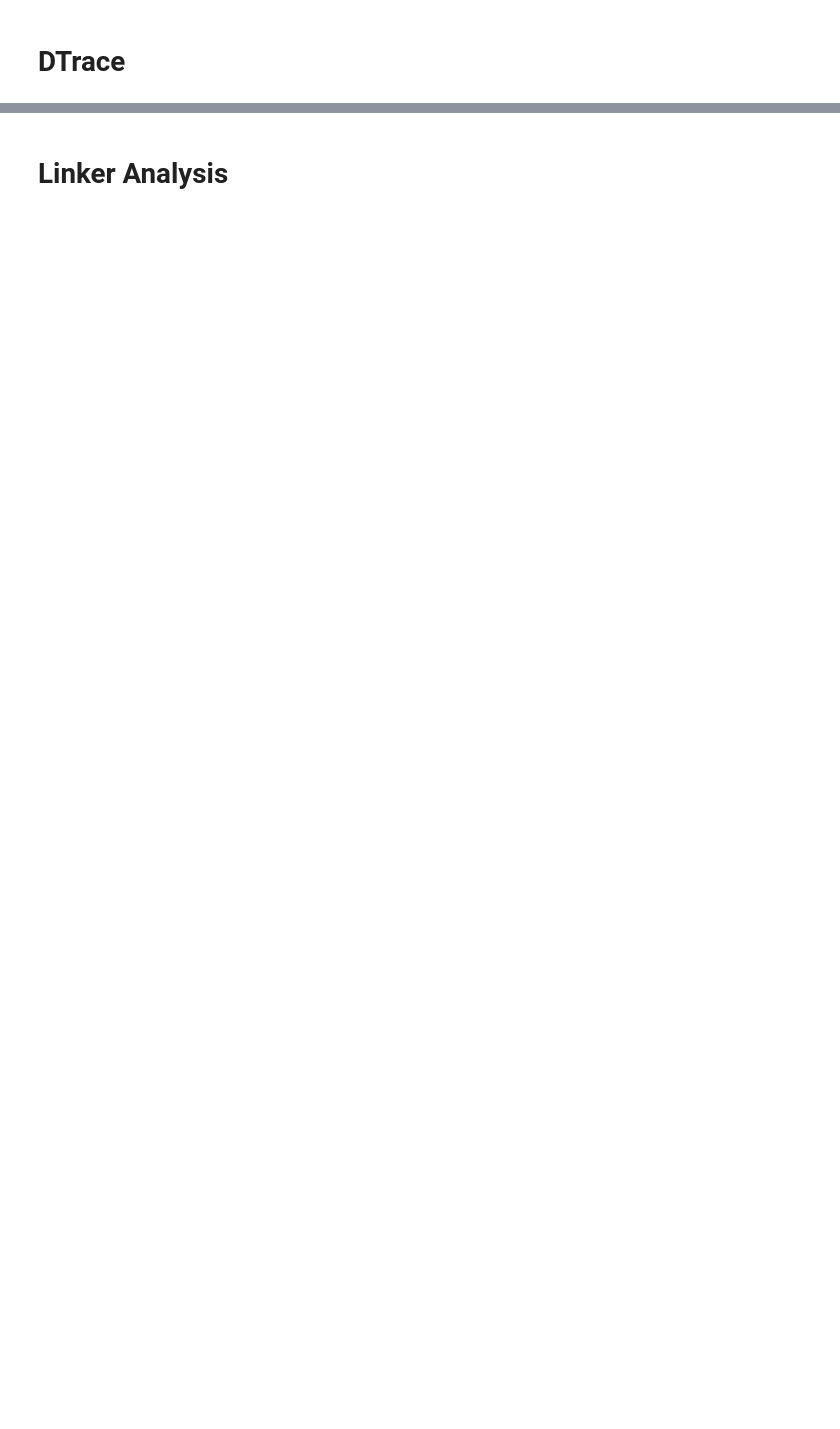
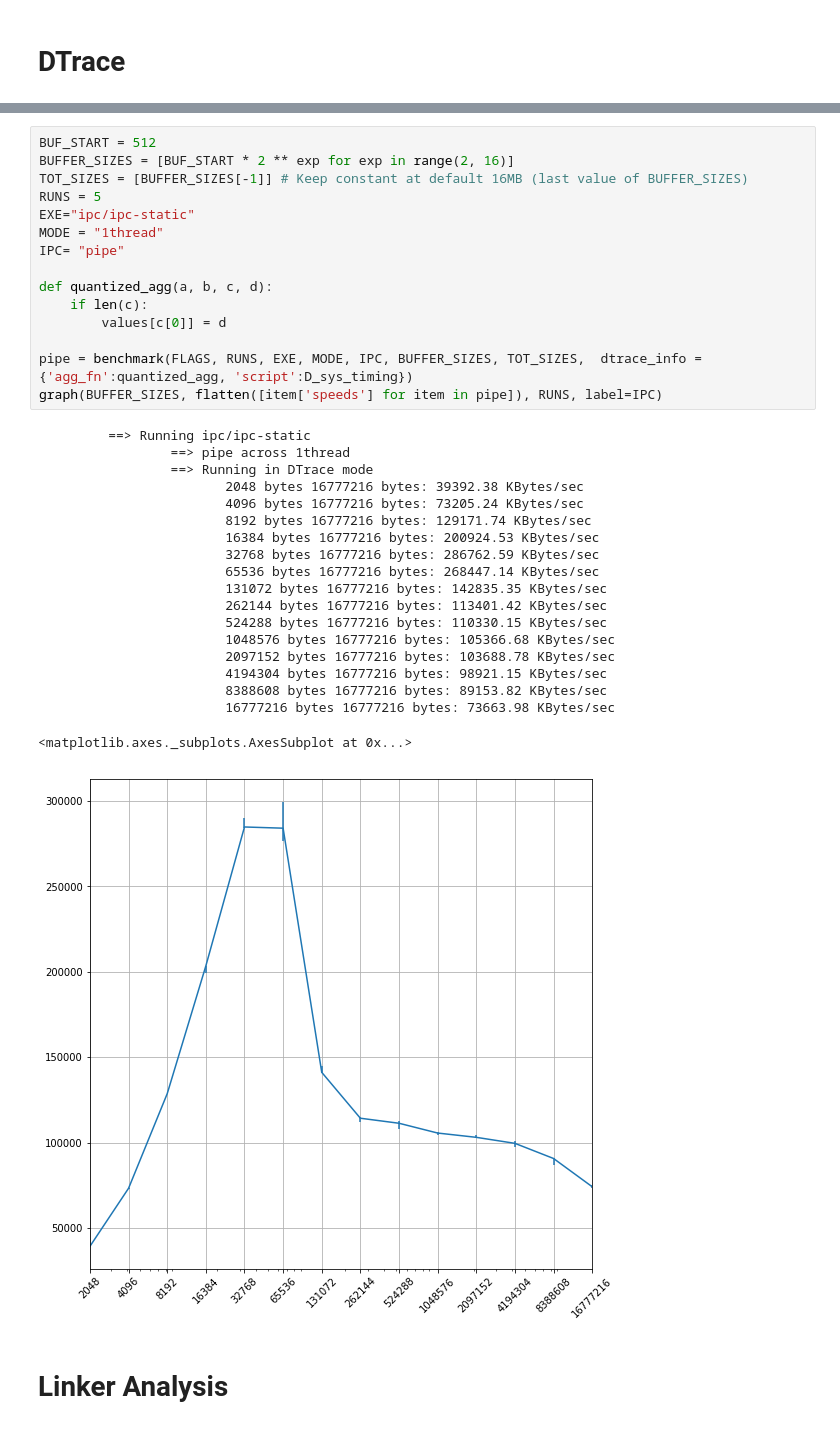
Before and after one commit to Michael137/os, a Jupyter notebook: l41-labs/lab2/lab2.ipynb, the cells around one changed output, grey strips where cells are left out. Saved outputs shown, nothing was run; the diff lists cells and outputs as text; blank space fills up the shorter version.

Commit message:
account for dtrace probe effect

```diff
--- a/l41-labs/lab2/lab2.ipynb
+++ b/l41-labs/lab2/lab2.ipynb
@@ -659,3 +797,38 @@ map(print, values)
+# %%
+BUF_START = 512
+BUFFER_SIZES = [BUF_START * 2 ** exp for exp in range(2, 16)]
+TOT_SIZES = [BUFFER_SIZES[-1]] # Keep constant at default 16MB (last value of BUFFER_SIZES)
+RUNS = 5
+EXE="ipc/ipc-static"
+MODE = "1thread"
+IPC= "pipe"
+
+def quantized_agg(a, b, c, d):
+    if len(c):
+        values[c[0]] = d
+
+pipe = benchmark(FLAGS, RUNS, EXE, MODE, IPC, BUFFER_SIZES, TOT_SIZES,  dtrace_info = {'agg_fn':quantized_agg, 'script':D_sys_timing})
+graph(BUFFER_SIZES, flatten([item['speeds'] for item in pipe]), RUNS, label=IPC)
+# %% [output]
+         ==> Running ipc/ipc-static
+                 ==> pipe across 1thread
+                 ==> Running in DTrace mode
+                        2048 bytes 16777216 bytes: 39392.38 KBytes/sec
+                        4096 bytes 16777216 bytes: 73205.24 KBytes/sec
+                        8192 bytes 16777216 bytes: 129171.74 KBytes/sec
+                        16384 bytes 16777216 bytes: 200924.53 KBytes/sec
+                        32768 bytes 16777216 bytes: 286762.59 KBytes/sec
+                        65536 bytes 16777216 bytes: 268447.14 KBytes/sec
+                        131072 bytes 16777216 bytes: 142835.35 KBytes/sec
+                        262144 bytes 16777216 bytes: 113401.42 KBytes/sec
+                        524288 bytes 16777216 bytes: 110330.15 KBytes/sec
+                        1048576 bytes 16777216 bytes: 105366.68 KBytes/sec
+                        2097152 bytes 16777216 bytes: 103688.78 KBytes/sec
+                        4194304 bytes 16777216 bytes: 98921.15 KBytes/sec
+                        8388608 bytes 16777216 bytes: 89153.82 KBytes/sec
+                        16777216 bytes 16777216 bytes: 73663.98 KBytes/sec
+<matplotlib.axes._subplots.AxesSubplot at 0x...>
+[figure, added]
 # %% [markdown]
 # Linker Analysis
 # %% [markdown]
```
Also changed, not shown: parts of 8 cells of this notebook.
